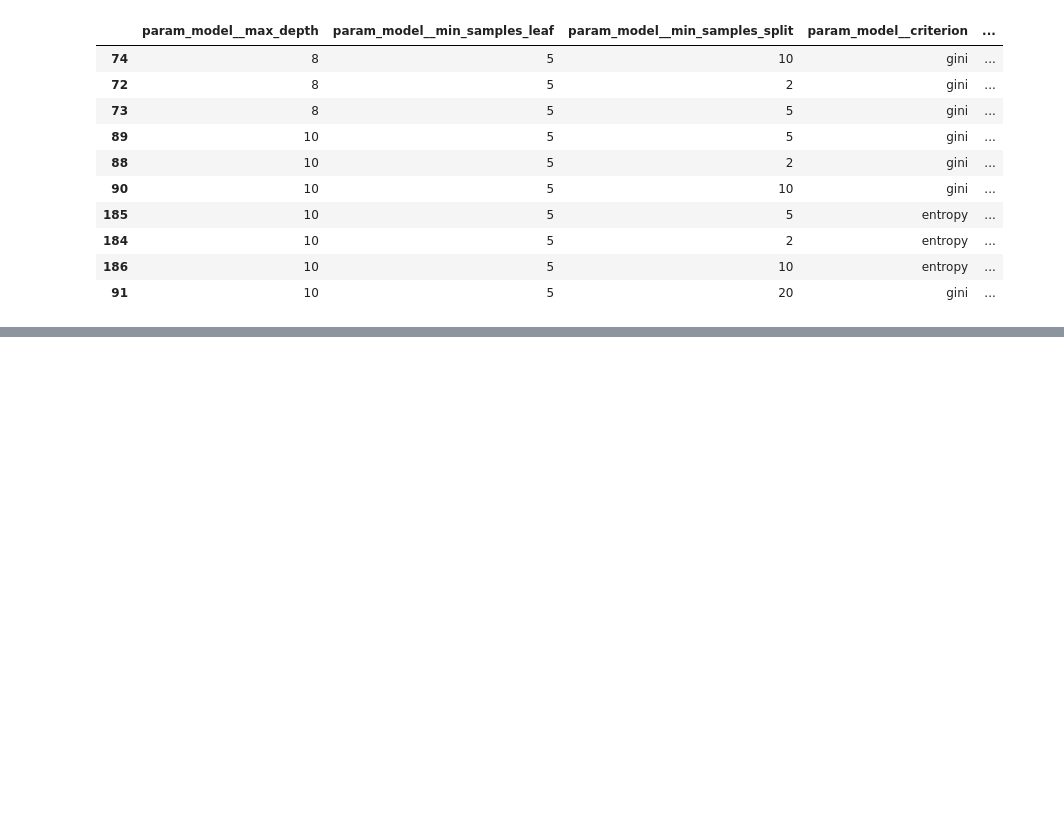
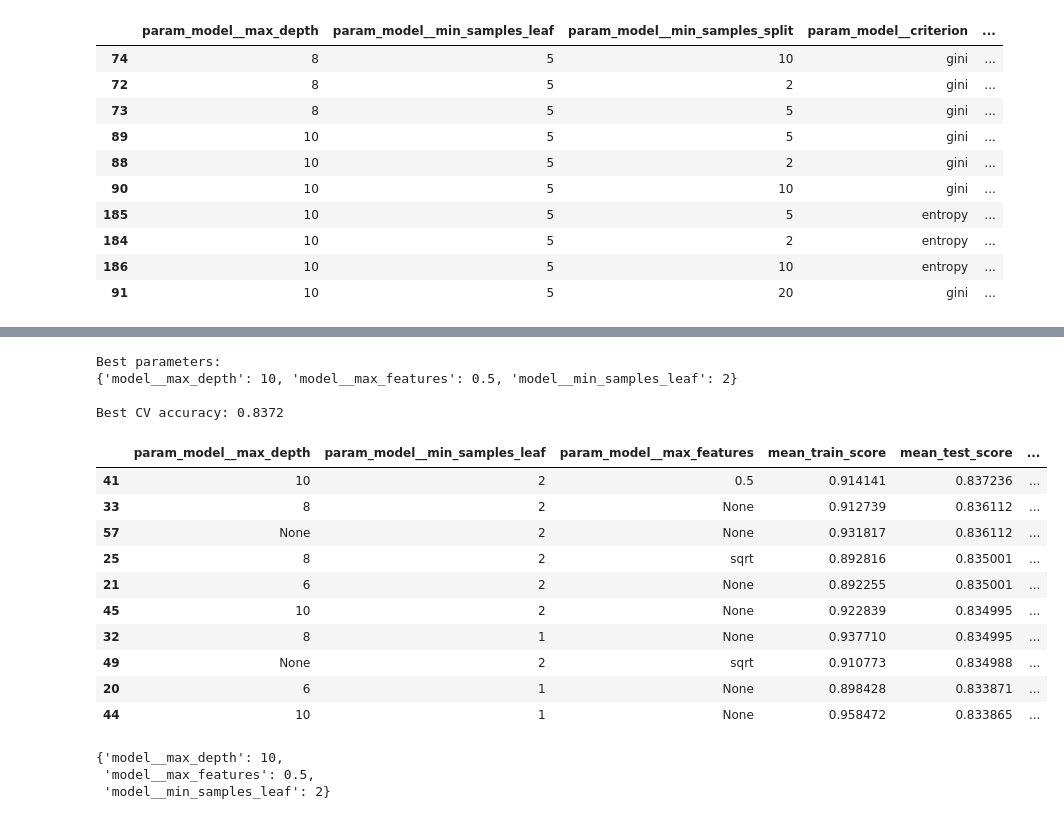
Before and after one commit to eruLawliettt/titanic-ml, a Jupyter notebook: notebooks/03_modeling_new.ipynb, the cells around one changed output, grey strips where cells are left out. Drawn from its saved outputs; the diff is of its cells as text; code cells hidden in the pictures; blank space fills up the shorter version.

```diff
--- a/notebooks/03_modeling_new.ipynb
+++ b/notebooks/03_modeling_new.ipynb
@@ -306,0 +336,27 @@ results.sort_values("rank_test_score").head(10)
+# %%
+n_estimators_values = [1, 5, 10, 25, 50, 100, 200, 500]
+
+for n in n_estimators_values:
+    model = get_model(
+        "random_forest",
+        seed=SEED,
+        n_estimators=n,
+    )
+
+    pipeline = Pipeline([
+        ("preprocessor", build_preprocessor()),
+        ("model", model),
+    ])
+
+    result = evaluate_model(
+        estimator=pipeline,
+        X=X,
+        y=y,
+        seed=SEED,
+        n_jobs=1,
+    )
+
+    print(
+        f"n_estimators={n:>3} | "
+        f"CV={result['mean']:.4f} ± {result['std']:.4f}"
+    )
@@ -306,0 +468,44 @@ results.sort_values("rank_test_score").head(10)
+# %%
+print("Best parameters:")
+print(grid_search.best_params_)
+
+print(f"\nBest CV accuracy: {grid_search.best_score_:.4f}")
+# %% [output]
+Best parameters:
+{'model__max_depth': 10, 'model__max_features': 0.5, 'model__min_samples_leaf': 2}
+
+Best CV accuracy: 0.8372
+# %%
+results = pd.DataFrame(grid_search.cv_results_)
+
+results = results[
+    [
+        "param_model__max_depth",
+        "param_model__min_samples_leaf",
+        "param_model__max_features",
+        "mean_train_score",
+        "mean_test_score",
+        "std_test_score",
+        "rank_test_score",
+    ]
+].sort_values("rank_test_score")
+
+results.head(10)
+# %% [output]
+|  | param_model__max_depth | param_model__min_samples_leaf | param_model__max_features | mean_train_score | mean_test_score | ... |
+| 41 | 10 | 2 | 0.5 | 0.914141 | 0.837236 | ... |
+| 33 | 8 | 2 | None | 0.912739 | 0.836112 | ... |
+| 57 | None | 2 | None | 0.931817 | 0.836112 | ... |
+| 25 | 8 | 2 | sqrt | 0.892816 | 0.835001 | ... |
+| 21 | 6 | 2 | None | 0.892255 | 0.835001 | ... |
+| 45 | 10 | 2 | None | 0.922839 | 0.834995 | ... |
+| 32 | 8 | 1 | None | 0.937710 | 0.834995 | ... |
+| 49 | None | 2 | sqrt | 0.910773 | 0.834988 | ... |
+| 20 | 6 | 1 | None | 0.898428 | 0.833871 | ... |
+| 44 | 10 | 1 | None | 0.958472 | 0.833865 | ... |
+# %%
+grid_search.best_params_
+# %% [output]
+{'model__max_depth': 10,
+ 'model__max_features': 0.5,
+ 'model__min_samples_leaf': 2}
```
Also changed, not shown: parts of 5 cells of this notebook, 1 other file.
